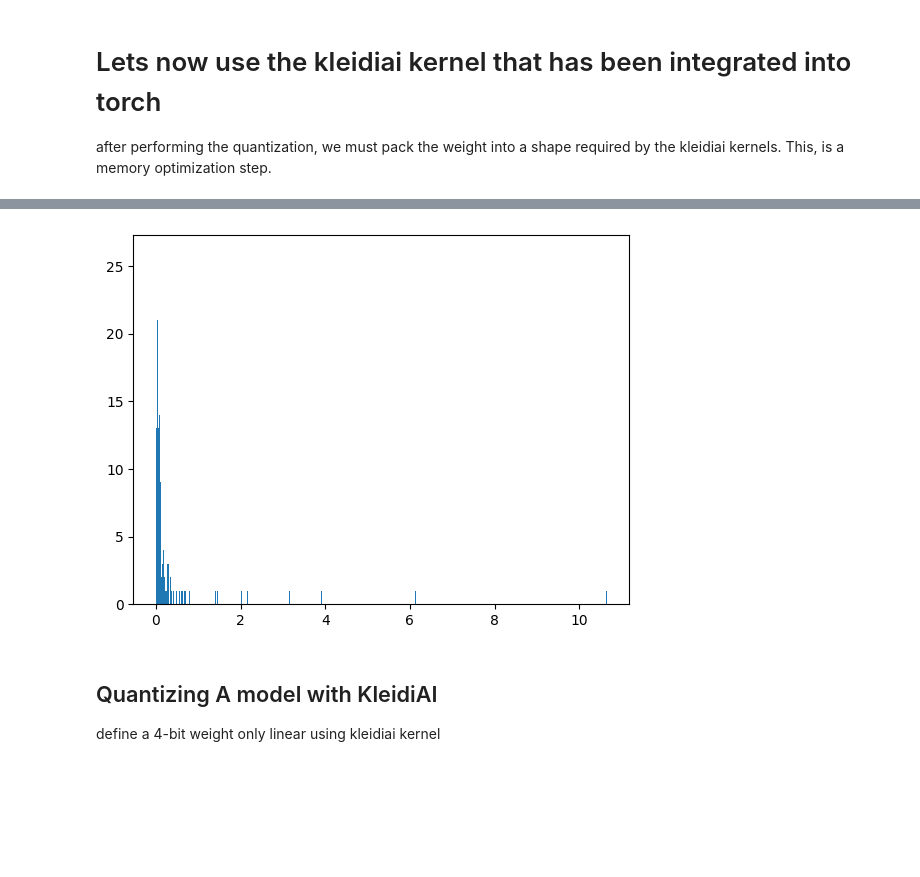
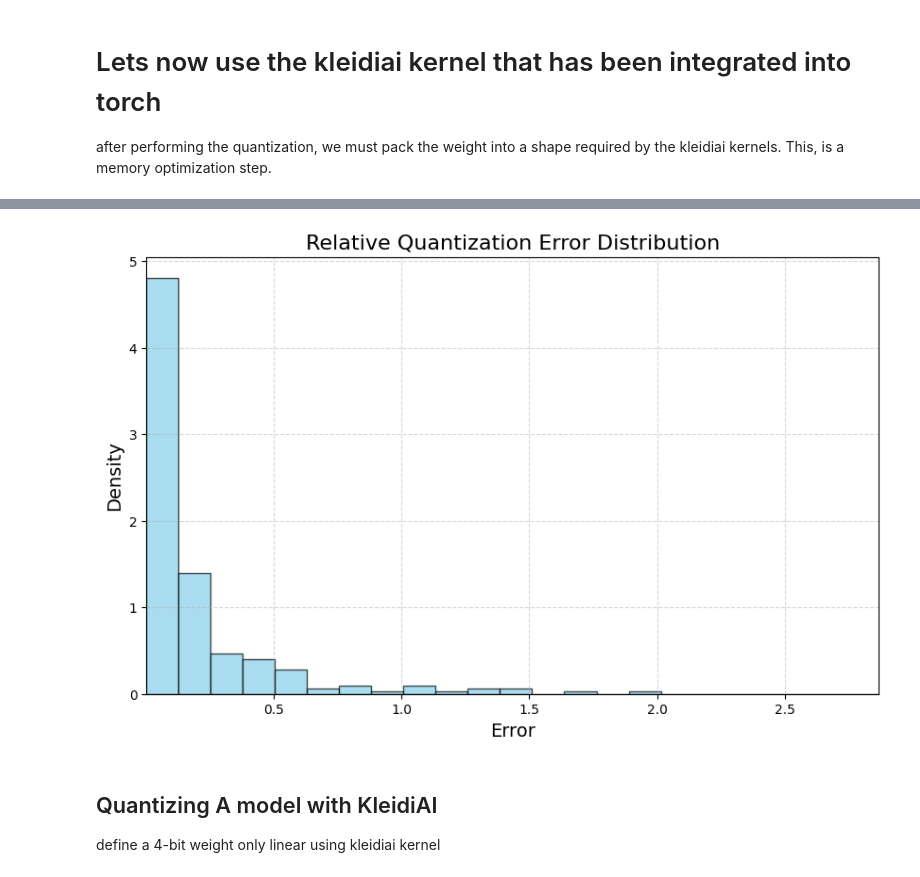
Before and after one commit to OliverGrainge/Generative_AI_on_arm, a Jupyter notebook: lab2.ipynb, the cells around one changed output, grey strips where cells are left out. Saved outputs shown, nothing was run; the diff lists cells and outputs as text; code cells hidden in the pictures; blank space fills up the shorter version.

Commit message:
updating quantization distribution graph

```diff
--- a/lab2.ipynb
+++ b/lab2.ipynb
@@ -942,9 +820,32 @@ tensor([10.5821, -0.0892, -7.1642,  3.7358, -4.9737])
-# %%
-import matplotlib.pyplot as plt
-plt.hist(error.flatten().numpy(), bins=1000)
-plt.show()
-# %% [output]
-[figure, removed]
+# %%
+import matplotlib.pyplot as plt
+import numpy as np
+
+# Assuming 'error' is your data tensor
+data = error.flatten().numpy()
+
+plt.figure(figsize=(10, 6))
+
+# Plot the histogram with fewer bins and density normalization
+plt.hist(data, bins=100, color='skyblue', edgecolor='black', alpha=0.7, density=True)
+
+# Add titles and labels
+plt.title('Relative Quantization Error Distribution', fontsize=16)
+plt.xlabel('Error', fontsize=14)
+plt.ylabel('Density', fontsize=14)
+
+# Optionally, set x-axis limits to exclude extreme outliers
+# For example, between the 1st and 99th percentiles
+lower, upper = np.percentile(data, [1, 99])
+plt.xlim(lower, upper)
+
+# Add gridlines for better readability
+plt.grid(True, linestyle='--', alpha=0.5)
+
+# Show the plot
+plt.show()
+# %% [output]
+[figure, added]
 # %% [markdown]
 ## Quantizing A model with KleidiAI
 define a 4-bit weight only linear using kleidiai kernel
```
Also changed, not shown: parts of 26 cells of this notebook.
